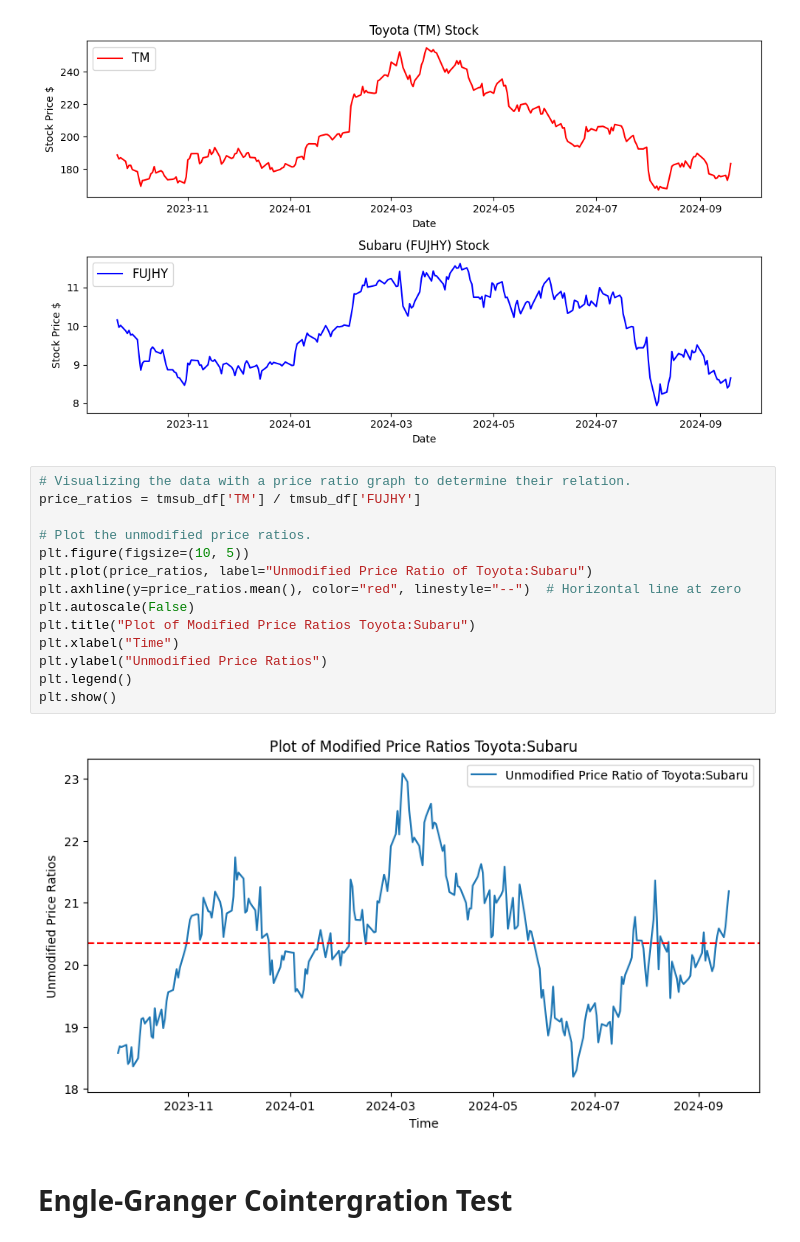
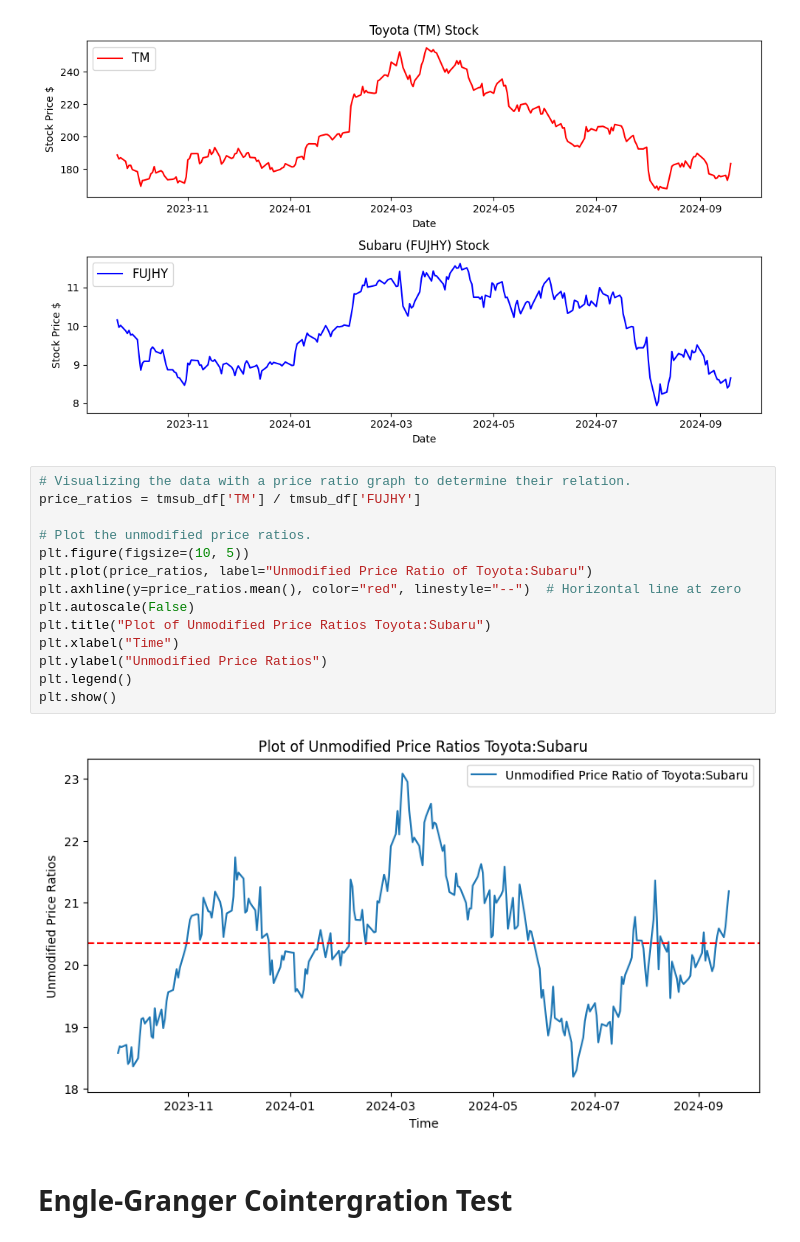
Before and after one commit to victoria-uriostegui/Pairs-Trading-Repo-ED-VU-Fall-24-, a Jupyter notebook: pairs_trading.ipynb, the cells around one changed output. Drawn from its saved outputs; the diff is of its cells as text.

```diff
--- a/pairs_trading.ipynb
+++ b/pairs_trading.ipynb
@@ -172,19 +175,19 @@ plt.show()
 # %%
 # Visualizing the data with a price ratio graph to determine their relation.
 price_ratios = tmsub_df['TM'] / tmsub_df['FUJHY']
 
 # Plot the unmodified price ratios.
 plt.figure(figsize=(10, 5))
 plt.plot(price_ratios, label="Unmodified Price Ratio of Toyota:Subaru")
 plt.axhline(y=price_ratios.mean(), color="red", linestyle="--")  # Horizontal line at zero
 plt.autoscale(False)
-plt.title("Plot of Modified Price Ratios Toyota:Subaru")
+plt.title("Plot of Unmodified Price Ratios Toyota:Subaru")
 plt.xlabel("Time")
 plt.ylabel("Unmodified Price Ratios")
 plt.legend()
 plt.show()
 # %% [output]
-[figure, old version]
+[figure, new version]
 # %% [markdown]
 # Engle-Granger Cointergration Test
 # %% [markdown]
```
Also changed, not shown: parts of 11 cells of this notebook.
